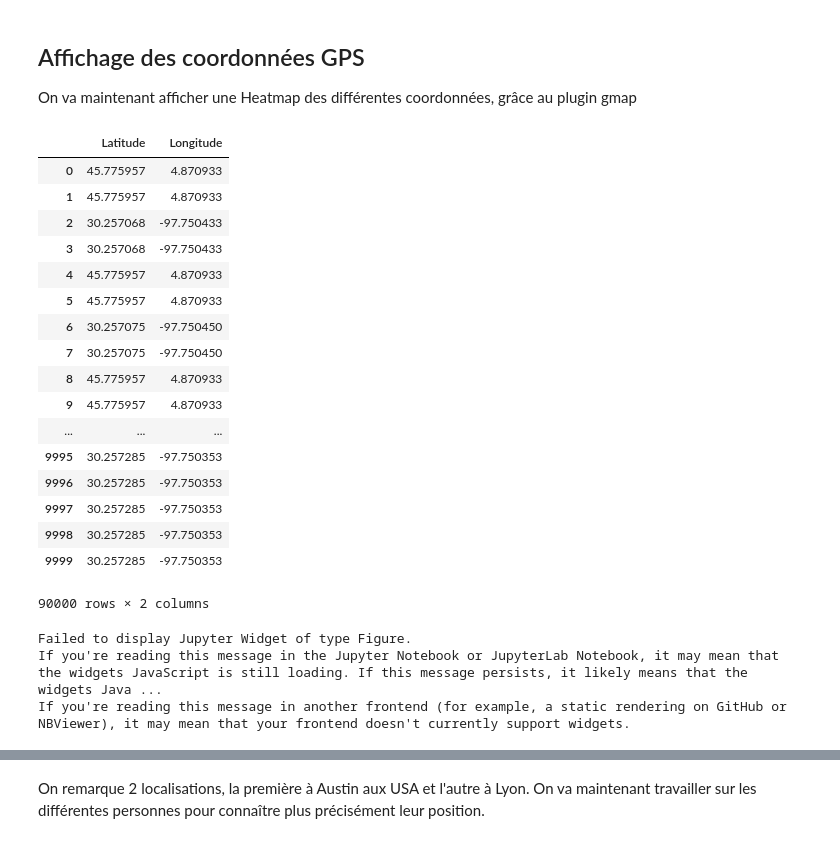
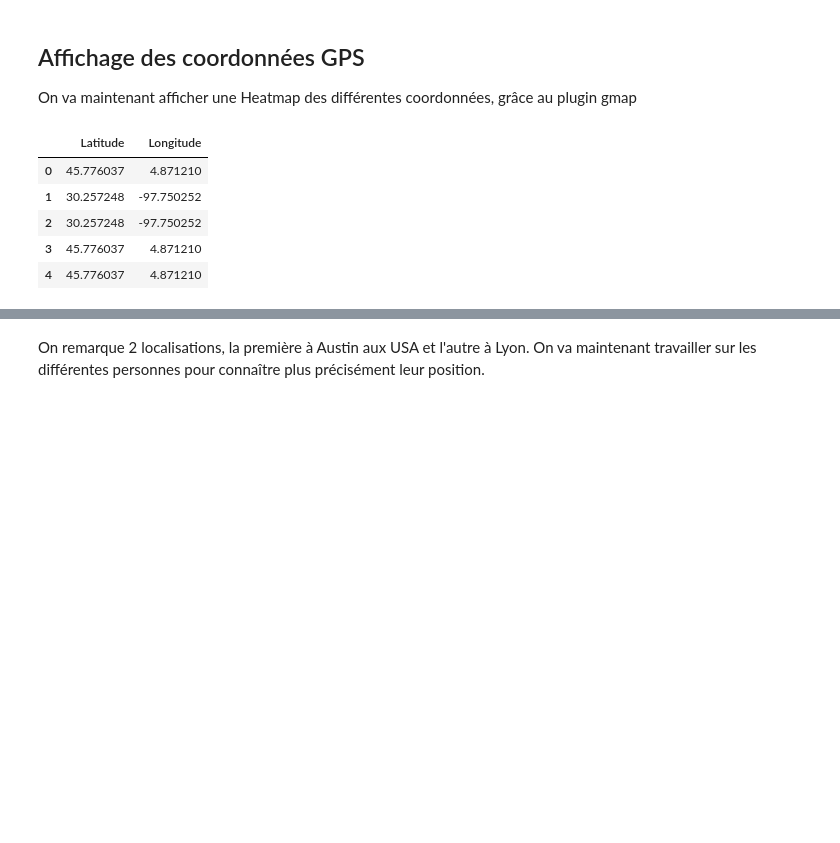
Before and after one commit to AmigoCap/CampusFlow, a Jupyter notebook: 01-Etude_preliminaire.ipynb, the cells around one changed output, grey strips where cells are left out. Drawn from its saved outputs; the diff is of its cells as text; code cells hidden in the pictures; blank space fills up the shorter version.

```diff
--- a/PrivamovData.ipynb
+++ b/01-Etude_preliminaire.ipynb
@@ -18,8 +17,8 @@ from dateutil.parser import parse
 # %% [markdown]
 ## Import des données dans une unique dataframe
 # %%
-path = "Data/Privamov/"
-allFiles = glob.glob(path + "/*")
+path = "Data/Privamov"
+allFiles = glob.glob(path + "/privamov*")
 frame = pd.DataFrame()
 list_= []
 
@@ -28,6 +27,6 @@ for file_ in allFiles:
     list_.append(df)
 frame = pd.concat(list_)
 
-frame
+frame.head()
 # %% [output]
 |  | Id | DateTime | Longitude | Latitude |
@@ -91,37 +78,21 @@ On va quand même travailler un peu dessus pour se familiariser avec les différ
 On va maintenant afficher une Heatmap des différentes coordonnées, grâce au plugin gmap
 # %%
 df = frame[["Latitude", "Longitude"]]
-df
+df.head()
 # %% [output]
 |  | Latitude | Longitude |
-| 0 | 45.775957 | 4.870933 |
-| 1 | 45.775957 | 4.870933 |
-| 2 | 30.257068 | -97.750433 |
-| 3 | 30.257068 | -97.750433 |
-| 4 | 45.775957 | 4.870933 |
-| 5 | 45.775957 | 4.870933 |
-| 6 | 30.257075 | -97.750450 |
-| 7 | 30.257075 | -97.750450 |
-| 8 | 45.775957 | 4.870933 |
-| 9 | 45.775957 | 4.870933 |
-| ... | ... | ... |
-| 9995 | 30.257285 | -97.750353 |
-| 9996 | 30.257285 | -97.750353 |
-| 9997 | 30.257285 | -97.750353 |
-| 9998 | 30.257285 | -97.750353 |
-| 9999 | 30.257285 | -97.750353 |
+| 0 | 45.776037 | 4.871210 |
+| 1 | 30.257248 | -97.750252 |
+| 2 | 30.257248 | -97.750252 |
+| 3 | 45.776037 | 4.871210 |
+| 4 | 45.776037 | 4.871210 |
-90000 rows × 2 columns
 # %%
 gmaps.configure(api_key="AIzaSyDm-b-Wg34YmbNWba0I7WJqE9fOhdQ7VZk") # Your Google API key
 fig = gmaps.figure()
 heatmap_layer = gmaps.heatmap_layer(df)
 fig.add_layer(heatmap_layer)
 
-fig
+#fig
-# %% [output]
-Failed to display Jupyter Widget of type Figure.
-If you're reading this message in the Jupyter Notebook or JupyterLab Notebook, it may mean that the widgets JavaScript is still loading. If this message persists, it likely means that the widgets Java ...
-If you're reading this message in another frontend (for example, a static rendering on GitHub or NBViewer), it may mean that your frontend doesn't currently support widgets.
 # %% [markdown]
 ![heatmap_all](./Images/heatmap_all.png)
 # %% [markdown]
```
Also changed, not shown: parts of 7 cells of this notebook.
